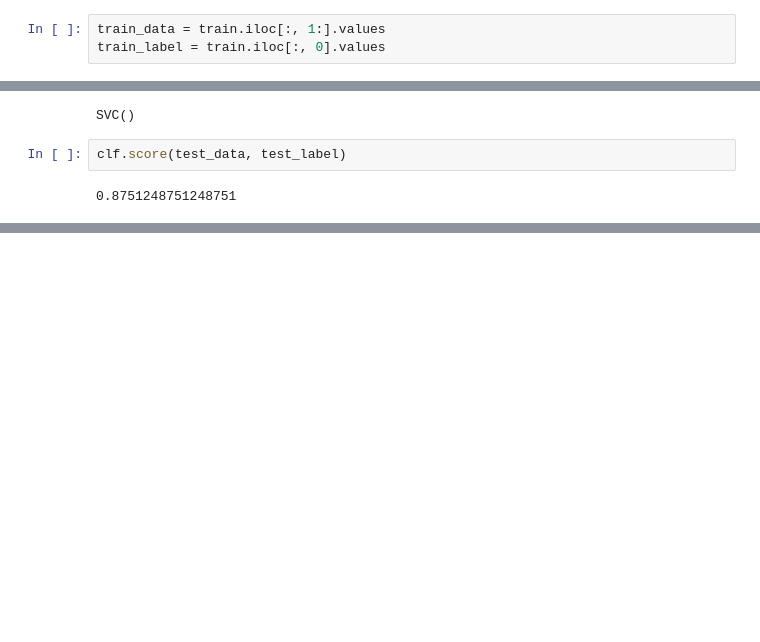
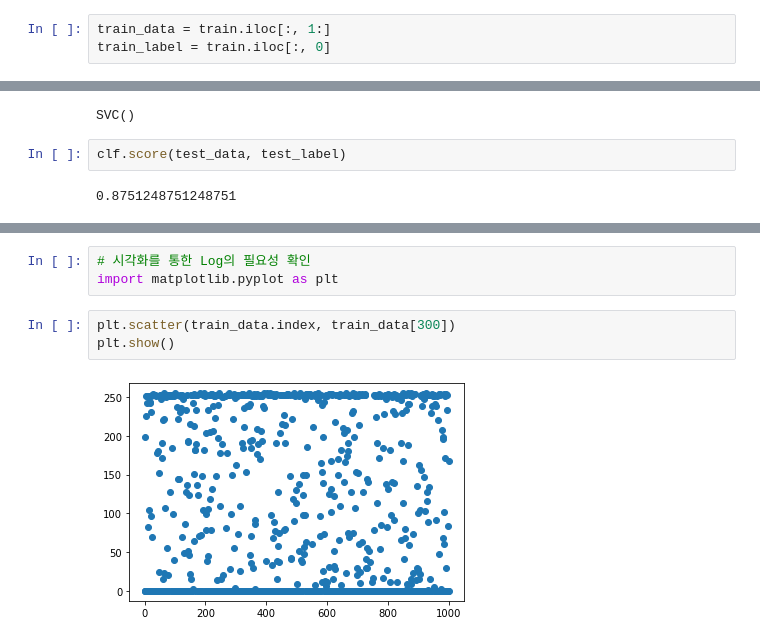
Before and after one commit to daviddev90/Python, a Jupyter notebook: MachineLearning/17.이미지 내부의 문자 인식.ipynb, the cells around one changed output, grey strips where cells are left out. Cells and saved outputs as stored; diff of their text form; blank space fills up the shorter version.

```diff
--- a/MachineLearning/17.이미지 내부의 문자 인식.ipynb
+++ b/MachineLearning/17.이미지 내부의 문자 인식.ipynb
@@ -41,8 +41,8 @@ Name: 0, dtype: float64
 8     87
 Name: 0, dtype: int64
 # %%
-train_data = train.iloc[:, 1:].values
-train_label = train.iloc[:, 0].values
+train_data = train.iloc[:, 1:]
+train_label = train.iloc[:, 0]
 # %%
 # train data의 내용 보기
 import numpy as np
@@ -115,0 +129,8 @@ clf.score(test_data, test_label)
+# %%
+# 시각화를 통한 Log의 필요성 확인
+import matplotlib.pyplot as plt
+# %%
+plt.scatter(train_data.index, train_data[300])
+plt.show()
+# %% [output]
+[figure, added]
```
Also changed, not shown: parts of 24 cells of this notebook, 23 other files.
